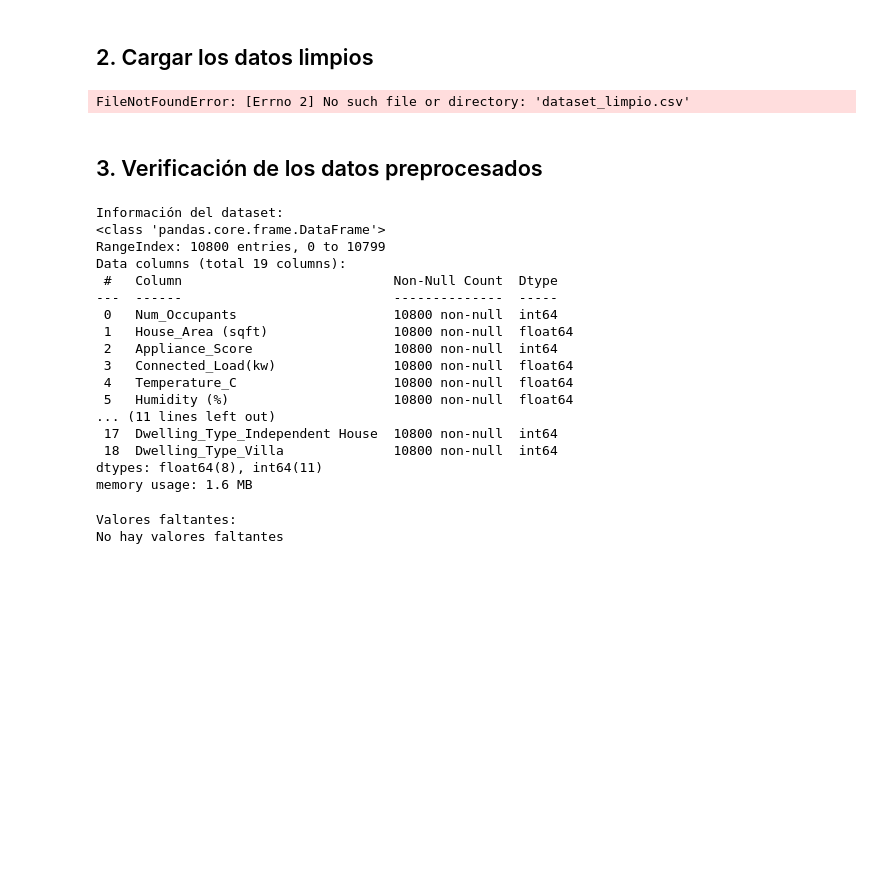
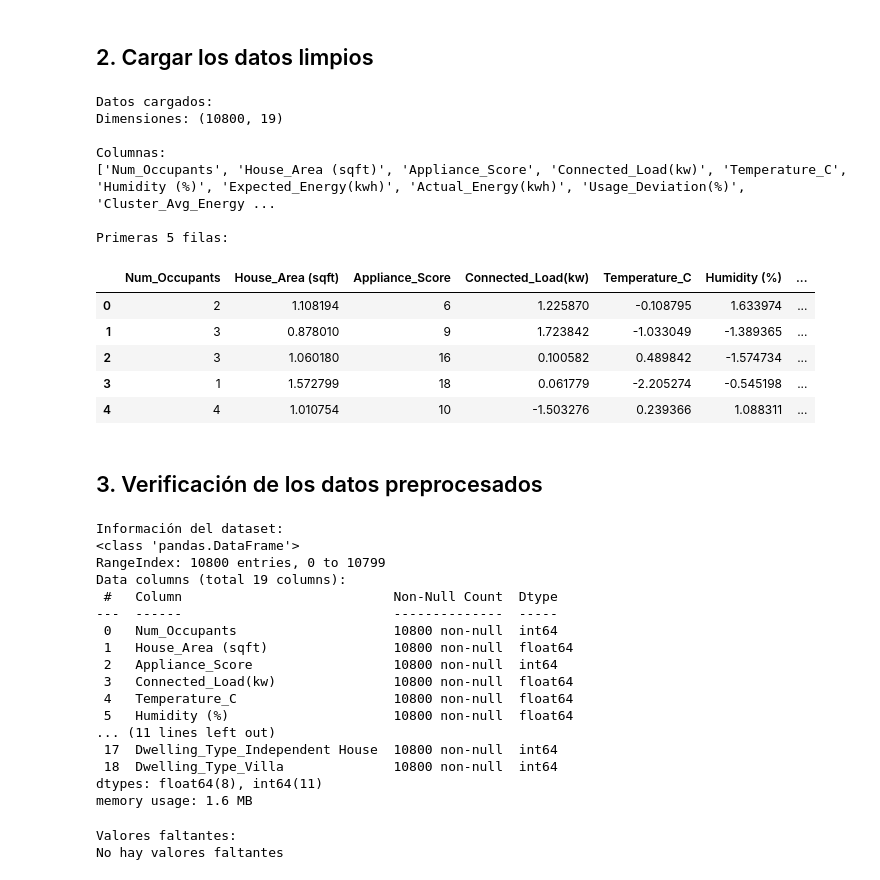
Before and after one commit to karen15367/ProyectoSamsung_modelosIA, a Jupyter notebook: train_models/notebooks/Modelo_Clasificacion_Anomalias_v2_actualizado.ipynb, the cells around one changed output. Saved outputs shown, nothing was run; the diff lists cells and outputs as text; code cells hidden in the pictures; blank space fills up the shorter version.

```diff
--- a/train_models/notebooks/Modelo_Clasificacion_Anomalias_v2_actualizado.ipynb
+++ b/train_models/notebooks/Modelo_Clasificacion_Anomalias_v2_actualizado.ipynb
@@ -55,16 +55,28 @@ np.random.seed(RANDOM_STATE)
 ## 2. Cargar los datos limpios
 # %%
 # Cargar el dataset limpio
-df = pd.read_csv('dataset_limpio.csv')
+df = pd.read_csv('../data/dataset_limpio.csv')
 
 print("Datos cargados:")
 print(f"Dimensiones: {df.shape}")
 print(f"\nColumnas:")
 print(df.columns.tolist())
 print(f"\nPrimeras 5 filas:")
 df.head()
 # %% [output]
-FileNotFoundError: [Errno 2] No such file or directory: 'dataset_limpio.csv'
+Datos cargados:
+Dimensiones: (10800, 19)
+
+Columnas:
+['Num_Occupants', 'House_Area (sqft)', 'Appliance_Score', 'Connected_Load(kw)', 'Temperature_C', 'Humidity (%)', 'Expected_Energy(kwh)', 'Actual_Energy(kwh)', 'Usage_Deviation(%)', 'Cluster_Avg_Energy ...
+
+Primeras 5 filas:
+|  | Num_Occupants | House_Area (sqft) | Appliance_Score | Connected_Load(kw) | Temperature_C | Humidity (%) | ... |
+| 0 | 2 | 1.108194 | 6 | 1.225870 | -0.108795 | 1.633974 | ... |
+| 1 | 3 | 0.878010 | 9 | 1.723842 | -1.033049 | -1.389365 | ... |
+| 2 | 3 | 1.060180 | 16 | 0.100582 | 0.489842 | -1.574734 | ... |
+| 3 | 1 | 1.572799 | 18 | 0.061779 | -2.205274 | -0.545198 | ... |
+| 4 | 4 | 1.010754 | 10 | -1.503276 | 0.239366 | 1.088311 | ... |
 # %% [markdown]
 ## 3. Verificación de los datos preprocesados
 # %%
@@ -73,7 +85,7 @@ print("Información del dataset:")
 df.info()
 # %% [output]
 Información del dataset:
-<class 'pandas.core.frame.DataFrame'>
+<class 'pandas.DataFrame'>
 RangeIndex: 10800 entries, 0 to 10799
 Data columns (total 19 columns):
  #   Column                           Non-Null Count  Dtype
```
Also changed, not shown: parts of 14 cells of this notebook, 8 other files.
